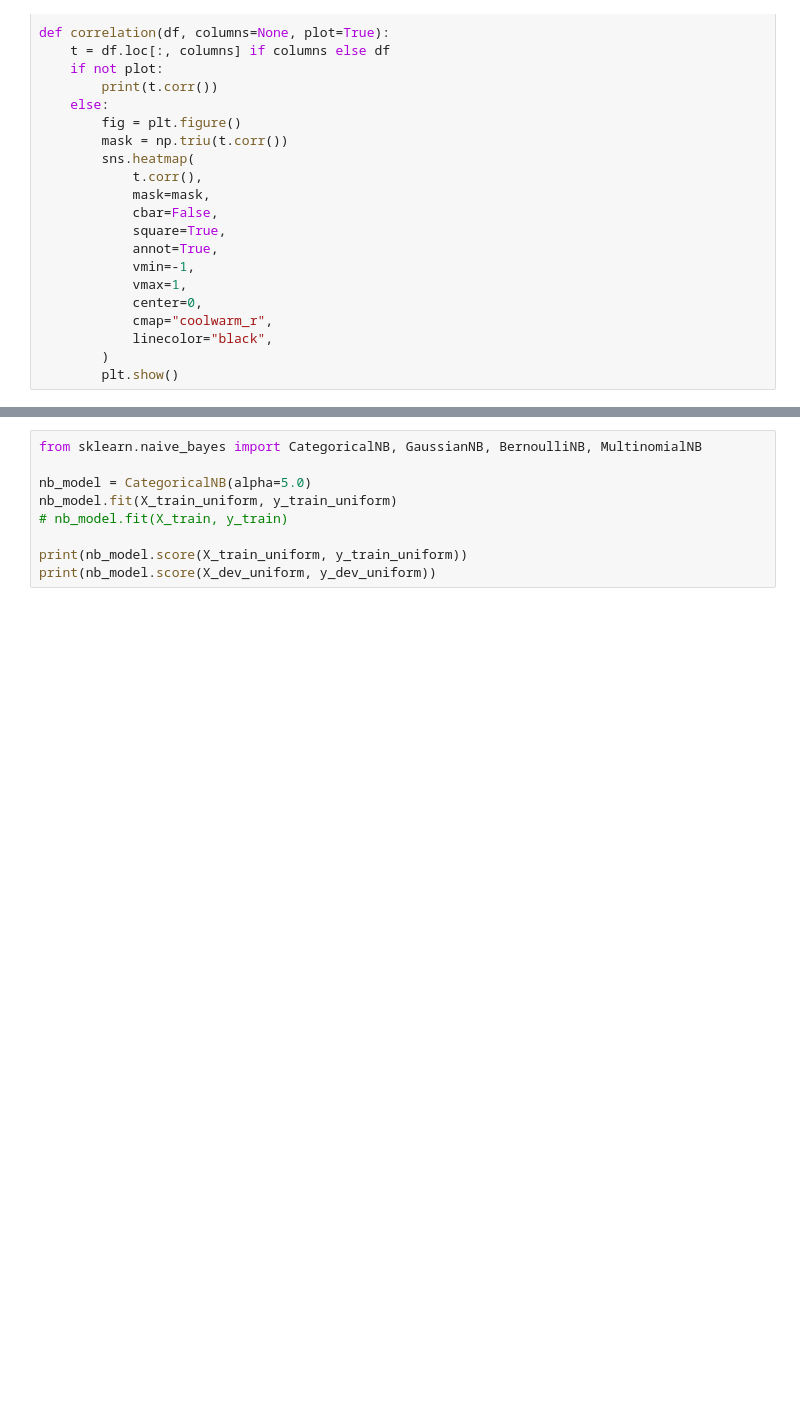
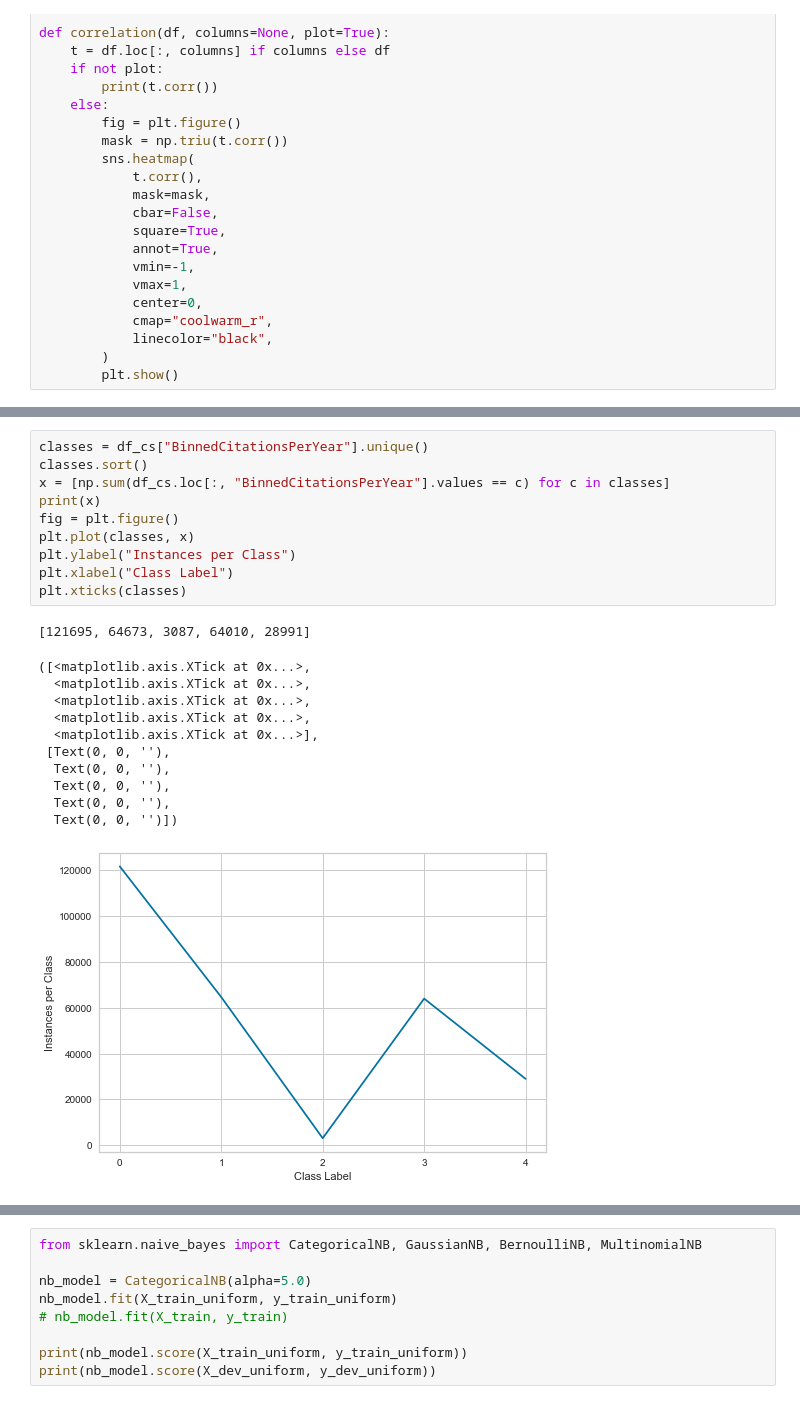
Before and after one commit to anton164/predicting-citation-counts, a Jupyter notebook: notebooks/jan_data_exploration.ipynb, the cells around one changed output, grey strips where cells are left out. Drawn from its saved outputs; the diff is of its cells as text; blank space fills up the shorter version.

```diff
--- a/notebooks/jan_data_exploration.ipynb
+++ b/notebooks/jan_data_exploration.ipynb
@@ -195,0 +182,23 @@ correlation(df_cs, columns=[
+# %%
+classes = df_cs["BinnedCitationsPerYear"].unique()
+classes.sort()
+x = [np.sum(df_cs.loc[:, "BinnedCitationsPerYear"].values == c) for c in classes]
+print(x)
+fig = plt.figure()
+plt.plot(classes, x)
+plt.ylabel("Instances per Class")
+plt.xlabel("Class Label")
+plt.xticks(classes)
+# %% [output]
+[121695, 64673, 3087, 64010, 28991]
+([<matplotlib.axis.XTick at 0x...>,
+  <matplotlib.axis.XTick at 0x...>,
+  <matplotlib.axis.XTick at 0x...>,
+  <matplotlib.axis.XTick at 0x...>,
+  <matplotlib.axis.XTick at 0x...>],
+ [Text(0, 0, ''),
+  Text(0, 0, ''),
+  Text(0, 0, ''),
+  Text(0, 0, ''),
+  Text(0, 0, '')])
+[figure, added]
```
Also changed, not shown: parts of 24 cells of this notebook.
